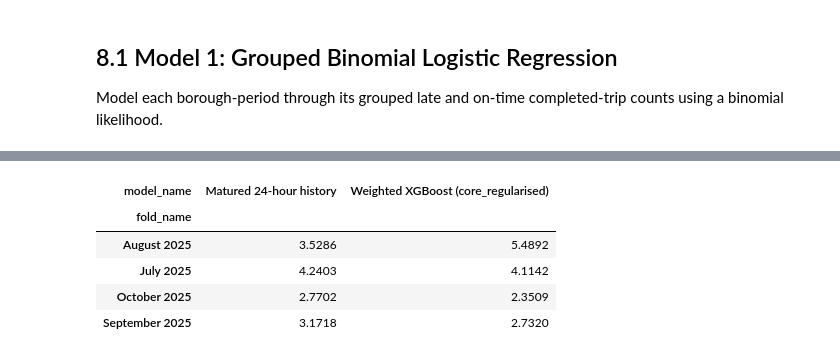
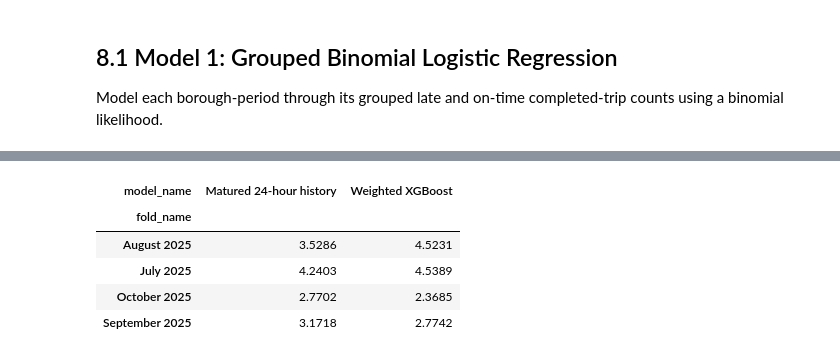
Before and after one commit to LavenderLe7/MAST30034-2026-Project1, a Jupyter notebook: project_analysis.ipynb, the cells around one changed output, grey strips where cells are left out. Cells and saved outputs as stored; diff of their text form; code cells hidden in the pictures.

Commit message:
Finalise project code and documentation

```diff
--- a/project_analysis.ipynb
+++ b/project_analysis.ipynb
@@ -3899,2 +3999,21 @@ high_risk_performance_df[
+# %%
+CALIBRATION_MODEL_PREDICTION_COLUMNS = {
+    "Matured 24-hour history": "persistence_24h_prediction",
+    GLM_MODEL_NAME: GLM_PREDICTION_COLUMN,
+    XGB_MODEL_NAME: XGB_PREDICTION_COLUMN,
+}
+evaluation_calibration_df = pd.concat(
+    [
+        build_weighted_calibration_table(
+            evaluation_scoring_df,
+            prediction_column,
+            model_name,
+        )
+        for model_name, prediction_column in (
+            CALIBRATION_MODEL_PREDICTION_COLUMNS.items()
+        )
+    ],
+    ignore_index=True,
+)
 # %%
 MODEL_DISPLAY_NAMES = {
@@ -4061,11 +4214,11 @@ if any(
 # %%
 backtest_metric_records = []
 backtest_source_df = add_borough_time_block(
-    saved_curated_wav_panel_df.loc[
-        saved_curated_wav_panel_df["split_label"].isin(
+    model_panel_df.loc[
+        model_panel_df["split_label"].isin(
             ["training", "validation"]
         )
-        & saved_curated_wav_panel_df["target_observed"]
+        & model_panel_df["target_observed"]
     ].copy()
 )
 
@@ -4084,7 +4237,6 @@ for fold_name, evaluation_start, evaluation_end in (
         )
     ].copy()
 
-    # Fit on earlier rows while holding the final specification fixed
     training_borough_risk = (
         backtest_training_df
         .groupby("borough")
@@ -4109,11 +4261,13 @@ for fold_name, evaluation_start, evaluation_end in (
         )
         .fillna(training_global_risk)
     )
-    backtest_xgb_predictions = fit_fixed_xgboost_forecast(
-        backtest_training_df,
-        backtest_evaluation_df,
-        selected_xgb_features["categorical_features"],
-        selected_xgb_features["numeric_features"],
+    xgb_backtest_fit = fit_fixed_xgboost_model(
+        fitting_data=backtest_training_df,
+        prediction_data=backtest_evaluation_df,
+        categorical_features=XGB_CATEGORICAL_FEATURES,
+        numeric_features=MODEL_NUMERIC_FEATURES,
+        configuration=XGB_REGULARISED_CONFIGURATION,
+        tree_count=XGB_TREE_COUNT,
     )
 
     fold_scoring_df = backtest_evaluation_df[
@@ -4122,51 +4276,50 @@ for fold_name, evaluation_start, evaluation_end in (
     fold_scoring_df["backtest_persistence_prediction"] = (
         persistence_predictions.to_numpy()
     )
-    fold_scoring_df["backtest_xgboost_prediction"] = (
-        backtest_xgb_predictions
+    fold_scoring_df["backtest_xgb_prediction"] = (
+        xgb_backtest_fit["predictions"]
     )
 
-    # Score one result record per model and evaluation fold
     for model_name, prediction_column in {
         "Matured 24-hour history": (
             "backtest_persistence_prediction"
         ),
-        SELECTED_XGB_MODEL_NAME: (
-            "backtest_xgboost_prediction"
+        XGB_MODEL_NAME: (
+            "backtest_xgb_prediction"
         ),
     }.items():
         metric_record = calculate_forecast_metrics(
             fold_scoring_df,
             prediction_column,
             model_name,
             evaluation_group=fold_name,
         )
         metric_record.update(
             {
                 "fold_name": fold_name,
                 "training_end_exclusive": evaluation_start,
                 "evaluation_end_exclusive": evaluation_end,
                 "training_row_count": len(backtest_training_df),
             }
         )
         backtest_metric_records.append(metric_record)
 
 expanding_backtest_metrics_df = pd.DataFrame(
     backtest_metric_records
 )
 expanding_backtest_metrics_df.to_csv(
     TABLE_OUTPUT_ROOT / "wav_expanding_backtest_metrics.csv",
     index=False,
 )
 expanding_backtest_metrics_df.pivot(
     index="fold_name",
     columns="model_name",
     values="weighted_mae_percentage_points",
 )
 # %% [output]
-| model_name | Matured 24-hour history | Weighted XGBoost (core_regularised) |
+| model_name | Matured 24-hour history | Weighted XGBoost |
 | fold_name |  |  |
-| August 2025 | 3.5286 | 5.4892 |
-| July 2025 | 4.2403 | 4.1142 |
-| October 2025 | 2.7702 | 2.3509 |
-| September 2025 | 3.1718 | 2.7320 |
+| August 2025 | 3.5286 | 4.5231 |
+| July 2025 | 4.2403 | 4.5389 |
+| October 2025 | 2.7702 | 2.3685 |
+| September 2025 | 3.1718 | 2.7742 |
```
Also changed, not shown: parts of 165 cells of this notebook, 5 other files.
